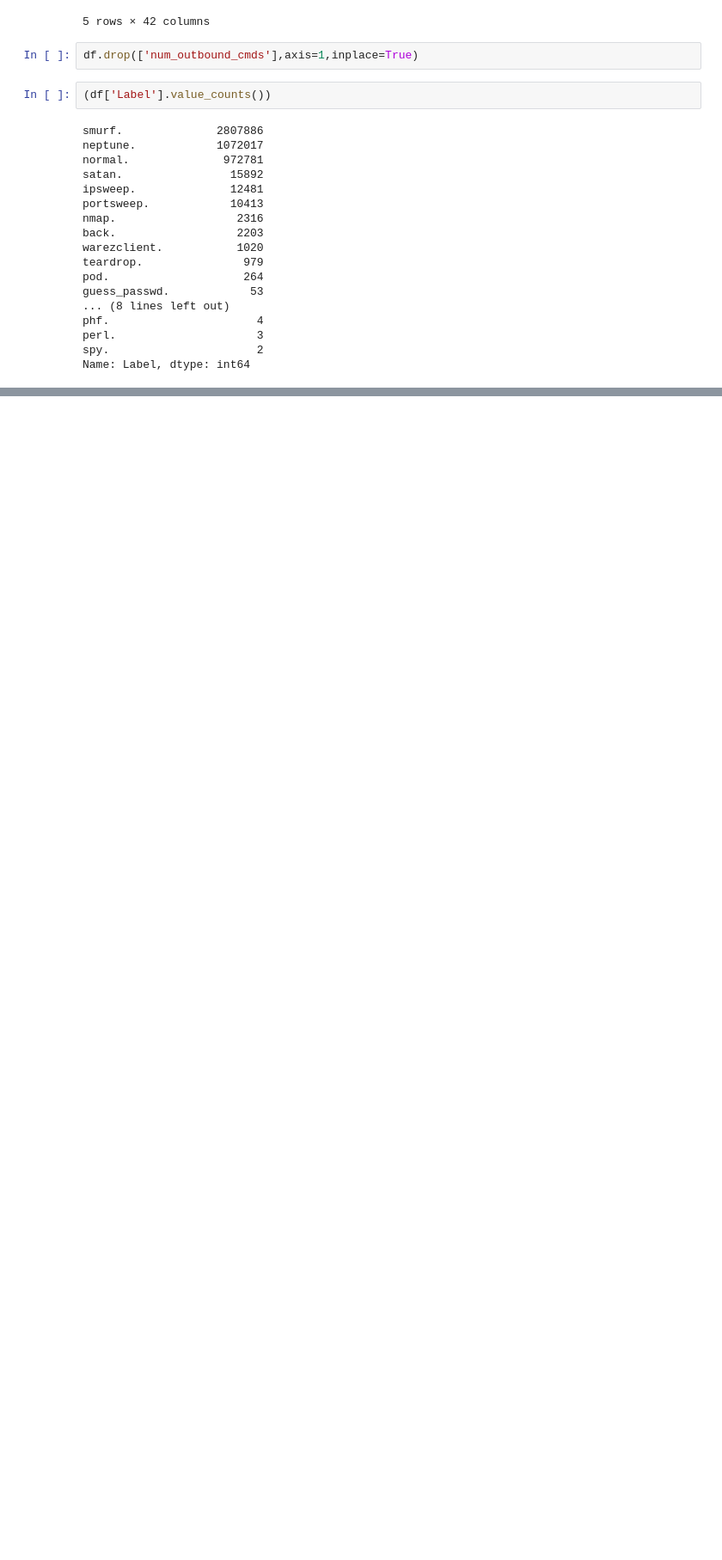
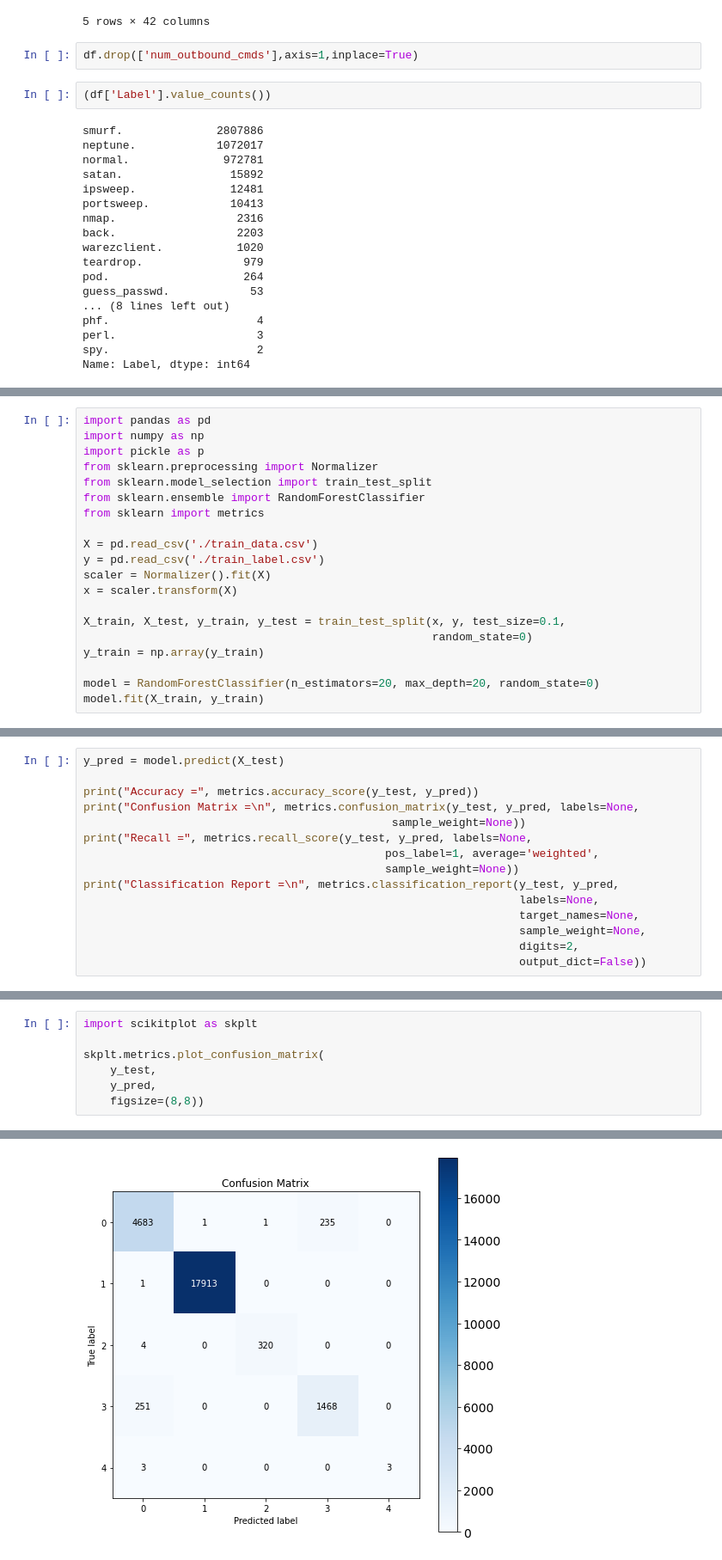
Before and after one commit to 1920ku/Anomaly-Detection-in-Network-Traffic, a Jupyter notebook: Untitled.ipynb, the cells around one changed output, grey strips where cells are left out. Shown at 86% size. Drawn from its saved outputs; the diff is of its cells as text; blank space fills up the shorter version.

```diff
--- a/Untitled.ipynb
+++ b/Untitled.ipynb
@@ -89,0 +663,20 @@ Name: Label, dtype: int64
+# %%
+import pandas as pd
+import numpy as np
+import pickle as p
+from sklearn.preprocessing import Normalizer
+from sklearn.model_selection import train_test_split
+from sklearn.ensemble import RandomForestClassifier
+from sklearn import metrics
+
+X = pd.read_csv('./train_data.csv')
+y = pd.read_csv('./train_label.csv')
+scaler = Normalizer().fit(X)
+x = scaler.transform(X)
+
+X_train, X_test, y_train, y_test = train_test_split(x, y, test_size=0.1,
+                                                    random_state=0)
+y_train = np.array(y_train)
+
+model = RandomForestClassifier(n_estimators=20, max_depth=20, random_state=0)
+model.fit(X_train, y_train)
@@ -89,0 +685,15 @@ Name: Label, dtype: int64
+# %%
+y_pred = model.predict(X_test)
+
+print("Accuracy =", metrics.accuracy_score(y_test, y_pred))
+print("Confusion Matrix =\n", metrics.confusion_matrix(y_test, y_pred, labels=None,
+                                              sample_weight=None))
+print("Recall =", metrics.recall_score(y_test, y_pred, labels=None,
+                                             pos_label=1, average='weighted',
+                                             sample_weight=None))
+print("Classification Report =\n", metrics.classification_report(y_test, y_pred,
+                                                                 labels=None,
+                                                                 target_names=None,
+                                                                 sample_weight=None,
+                                                                 digits=2,
+                                                                 output_dict=False))
@@ -89,0 +747,8 @@ Name: Label, dtype: int64
+# %%
+import scikitplot as skplt
+
+skplt.metrics.plot_confusion_matrix(
+    y_test,
+    y_pred,
+    figsize=(8,8))
+# %% [output]
@@ -89,0 +756 @@ Name: Label, dtype: int64
+[figure, added]
```
Also changed, not shown: parts of 49 cells of this notebook.
